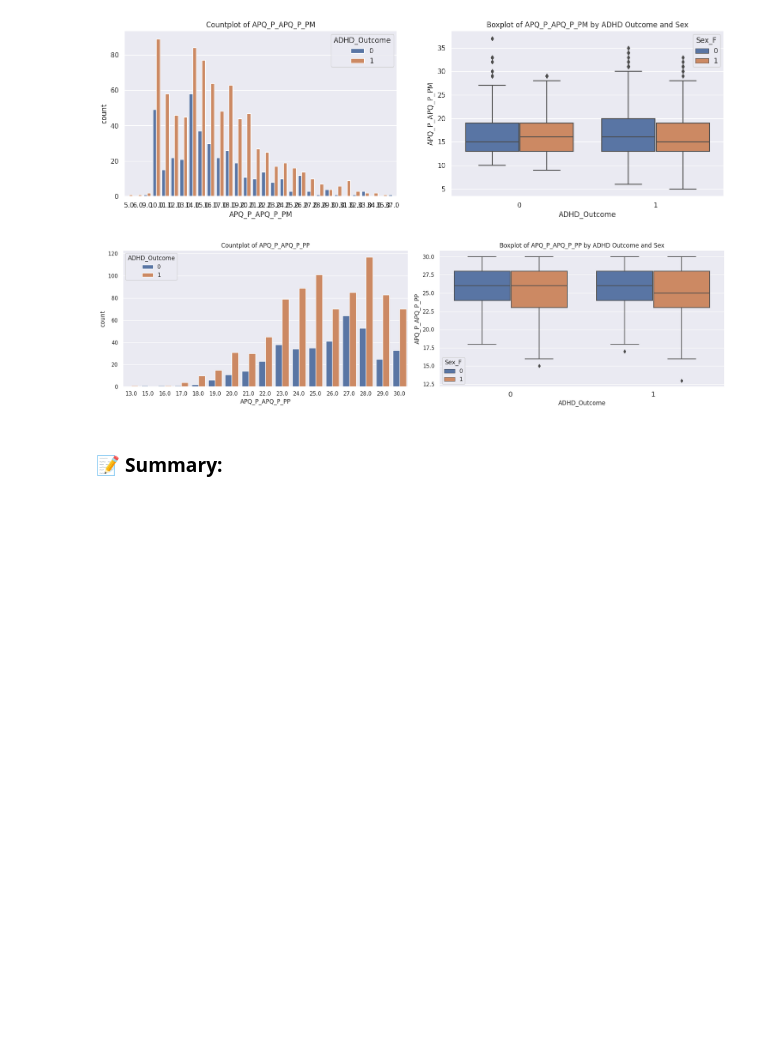
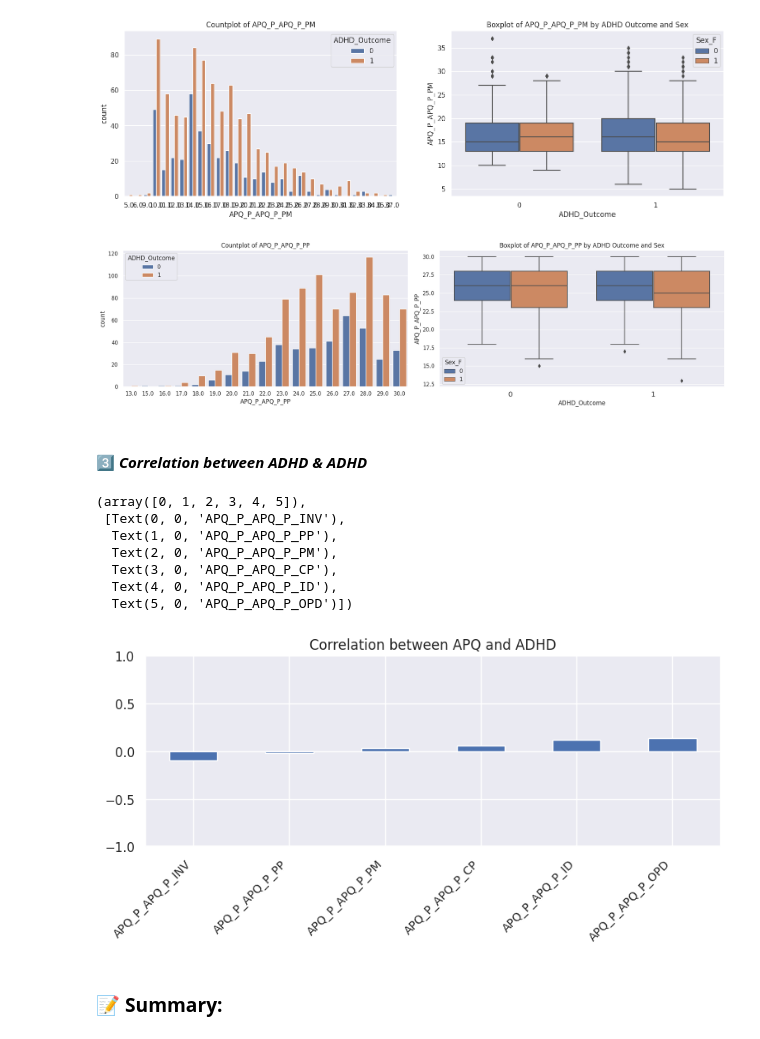
Before and after one commit to yigaai/Psycho_Neuro_ML_Project, a Jupyter notebook: understand-adhd.ipynb, the cells around one changed output. Saved outputs shown, nothing was run; the diff lists cells and outputs as text; code cells hidden in the pictures; blank space fills up the shorter version.

Commit message:
Kaggle Notebook | Understand_ADHD(draft) | Understand_ADHD(drafttttttt)

```diff
--- a/understand-adhd.ipynb
+++ b/understand-adhd.ipynb
@@ -640,6 +659,28 @@ plt.show()
 [figure]
 [figure]
 [figure]
+# %% [markdown]
+####  3️⃣ ***Correlation between ADHD & ADHD***
+# %%
+corr_apq = df[APQ_cols+['ADHD_Outcome']].corr()['ADHD_Outcome'].drop('ADHD_Outcome').sort_values()
+plt.figure(figsize=(9,3))
+corr_apq.plot(kind='bar')
+
+
+plt.title('Correlation between APQ and ADHD')
+plt.ylim(-1,1)
+plt.xticks(rotation=45,
+           ha='right',
+           fontsize=10)
+# %% [output]
+(array([0, 1, 2, 3, 4, 5]),
+ [Text(0, 0, 'APQ_P_APQ_P_INV'),
+  Text(1, 0, 'APQ_P_APQ_P_PP'),
+  Text(2, 0, 'APQ_P_APQ_P_PM'),
+  Text(3, 0, 'APQ_P_APQ_P_CP'),
+  Text(4, 0, 'APQ_P_APQ_P_ID'),
+  Text(5, 0, 'APQ_P_APQ_P_OPD')])
+[figure, added]
 # %% [markdown]
 ### 📝 **Summary:**
 # %% [markdown]
```
Also changed, not shown: parts of 11 cells of this notebook.
